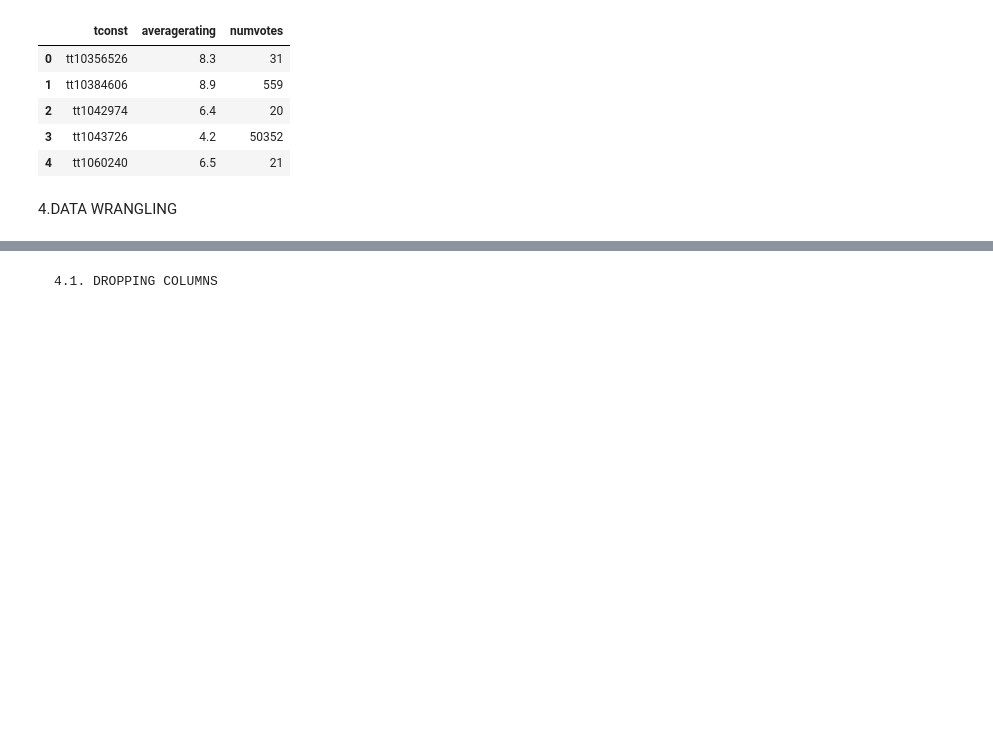
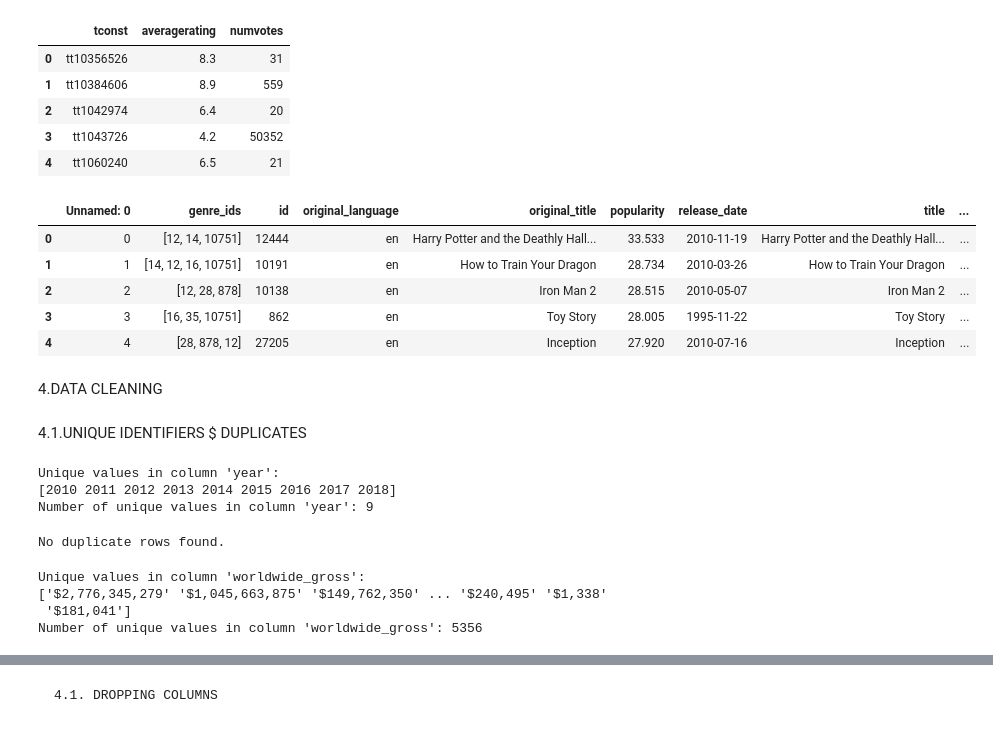
Before and after one commit to Mak-annie/Microsoft-Analysis, a Jupyter notebook: INDEX.ipynb, the cells around one changed output, grey strips where cells are left out. Drawn from its saved outputs; the diff is of its cells as text; code cells hidden in the pictures; blank space fills up the shorter version.

Commit message:
Data Cleaning

```diff
--- a/INDEX.ipynb
+++ b/INDEX.ipynb
@@ -76,5 +76,60 @@ ratings_data.head()
 | 2 | tt1042974 | 6.4 | 20 |
 | 3 | tt1043726 | 4.2 | 50352 |
 | 4 | tt1060240 | 6.5 | 21 |
+# %%
+#loading data on movies
+movies_data = pd.read_csv('Datasets/tmdb.movies.csv.gz')
+movies_data.head()
+# %% [output]
+|  | Unnamed: 0 | genre_ids | id | original_language | original_title | popularity | release_date | title | ... |
+| 0 | 0 | [12, 14, 10751] | 12444 | en | Harry Potter and the Deathly Hall... | 33.533 | 2010-11-19 | Harry Potter and the Deathly Hall... | ... |
+| 1 | 1 | [14, 12, 16, 10751] | 10191 | en | How to Train Your Dragon | 28.734 | 2010-03-26 | How to Train Your Dragon | ... |
+| 2 | 2 | [12, 28, 878] | 10138 | en | Iron Man 2 | 28.515 | 2010-05-07 | Iron Man 2 | ... |
+| 3 | 3 | [16, 35, 10751] | 862 | en | Toy Story | 28.005 | 1995-11-22 | Toy Story | ... |
+| 4 | 4 | [28, 878, 12] | 27205 | en | Inception | 27.920 | 2010-07-16 | Inception | ... |
 # %% [markdown]
-4.DATA WRANGLING
+4.DATA CLEANING
+# %% [markdown]
+4.1.UNIQUE IDENTIFIERS $ DUPLICATES
+# %%
+#identify the unique identifiers on the bom dataset
+columns_to_check = ['title','studio','domestic_gross','foreign_gross','year']
+
+for column in columns_to_check:
+    unique_values = bom_data[column].unique()
+    num_unique_values = bom_data[column].nunique()
+print(f"Unique values in column '{column}':")
+print(unique_values)
+print(f"Number of unique values in column '{column}': {num_unique_values}")
+# %% [output]
+Unique values in column 'year':
+[2010 2011 2012 2013 2014 2015 2016 2017 2018]
+Number of unique values in column 'year': 9
+# %%
+#check for duplicates in the bom dataset
+duplicate_rows= bom_data.duplicated()
+num_duplicates = duplicate_rows.sum()
+
+if num_duplicates > 0:
+    print("Duplicate rows found:")
+    print(bom_data[duplicate_rows])
+    print(f"Number of duplicate rows: {num_duplicates}")
+else:
+    print("No duplicate rows found.")
+# %% [output]
+No duplicate rows found.
+# %%
+#identify the unique  identifier in the budgets dataset
+columns_to_check = ['id','release_date','movie','production_budget','domestic_gross','worldwide_gross']
+
+for column in columns_to_check:
+    unique_values = budgets_data[column].unique()
+    num_unique_values = budgets_data[column].nunique()
+print(f"Unique values in column '{column}':")
+print(unique_values)
+print(f"Number of unique values in column '{column}': {num_unique_values}")
+# %% [output]
+Unique values in column 'worldwide_gross':
+['$2,776,345,279' '$1,045,663,875' '$149,762,350' ... '$240,495' '$1,338'
+ '$181,041']
+Number of unique values in column 'worldwide_gross': 5356
```
Also changed, not shown: parts of 16 cells of this notebook.
